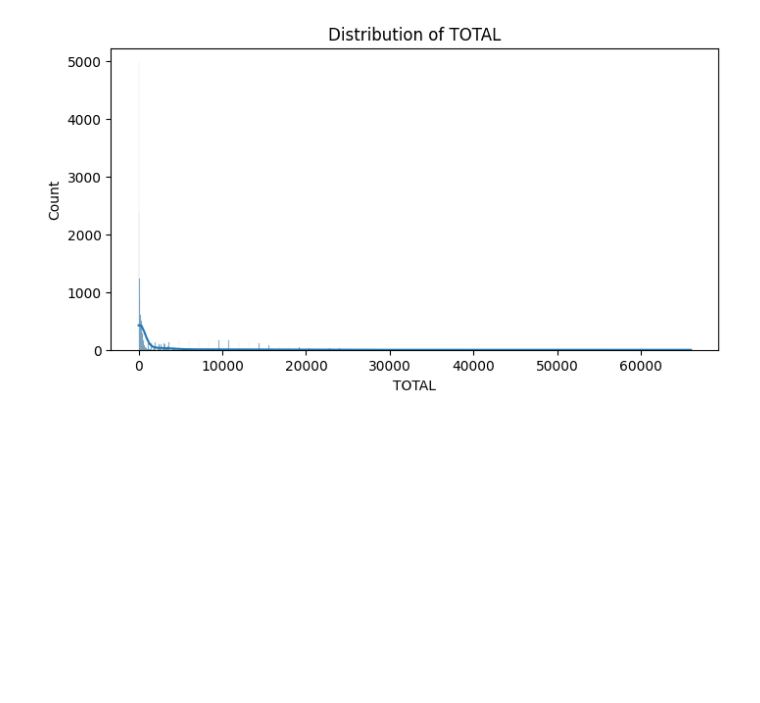
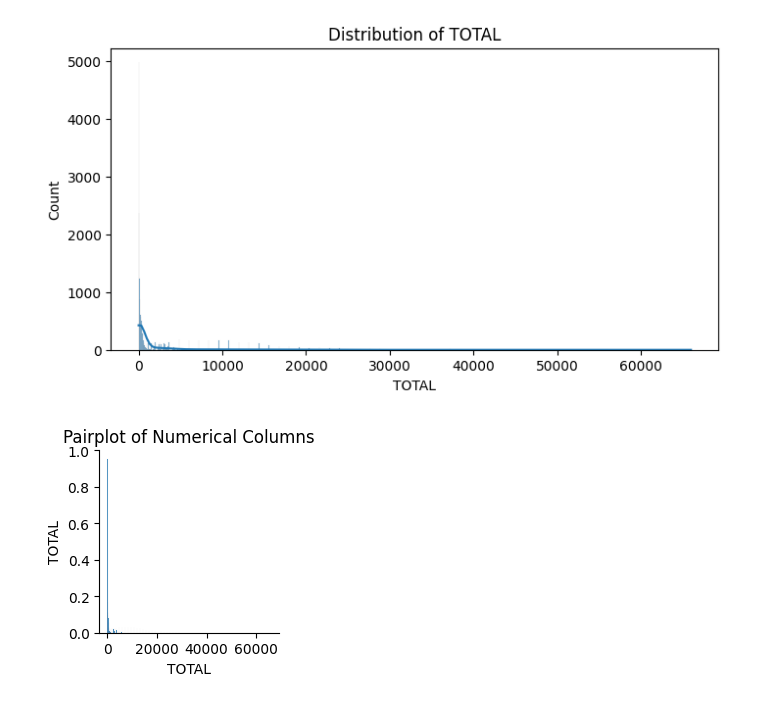
Before and after one commit to SohamLTI/Sarkar, a Jupyter notebook: Sampe1.ipynb, the cells around one changed output. Cells and saved outputs as stored; diff of their text form; code cells hidden in the pictures; blank space fills up the shorter version.

```diff
--- a/Sampe1.ipynb
+++ b/Sampe1.ipynb
@@ -188,3 +188,10 @@ for column in numerical_columns:
     plt.show()
 # %% [output]
 [figure]
+# %%
+# Plotting pairplot for numerical columns
+sns.pairplot(df[numerical_columns])
+plt.title('Pairplot of Numerical Columns')
+plt.show()
+# %% [output]
+[figure, added]
```
Also changed, not shown: parts of 2 cells of this notebook.
